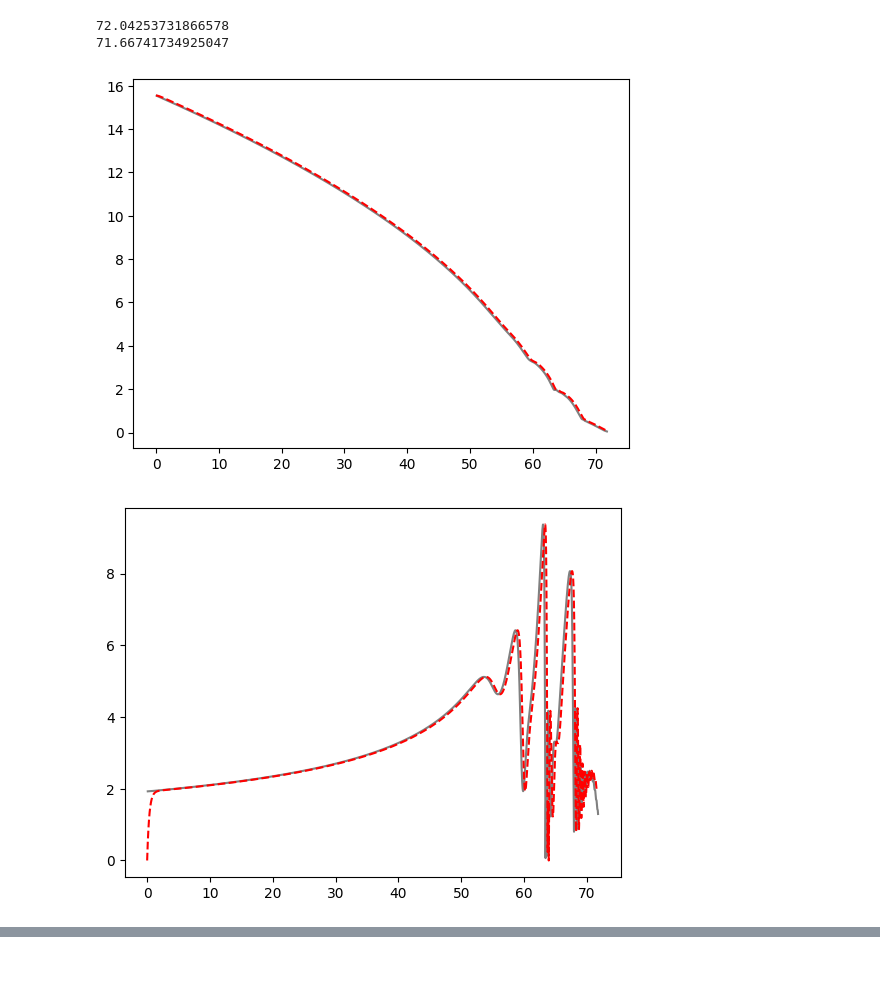
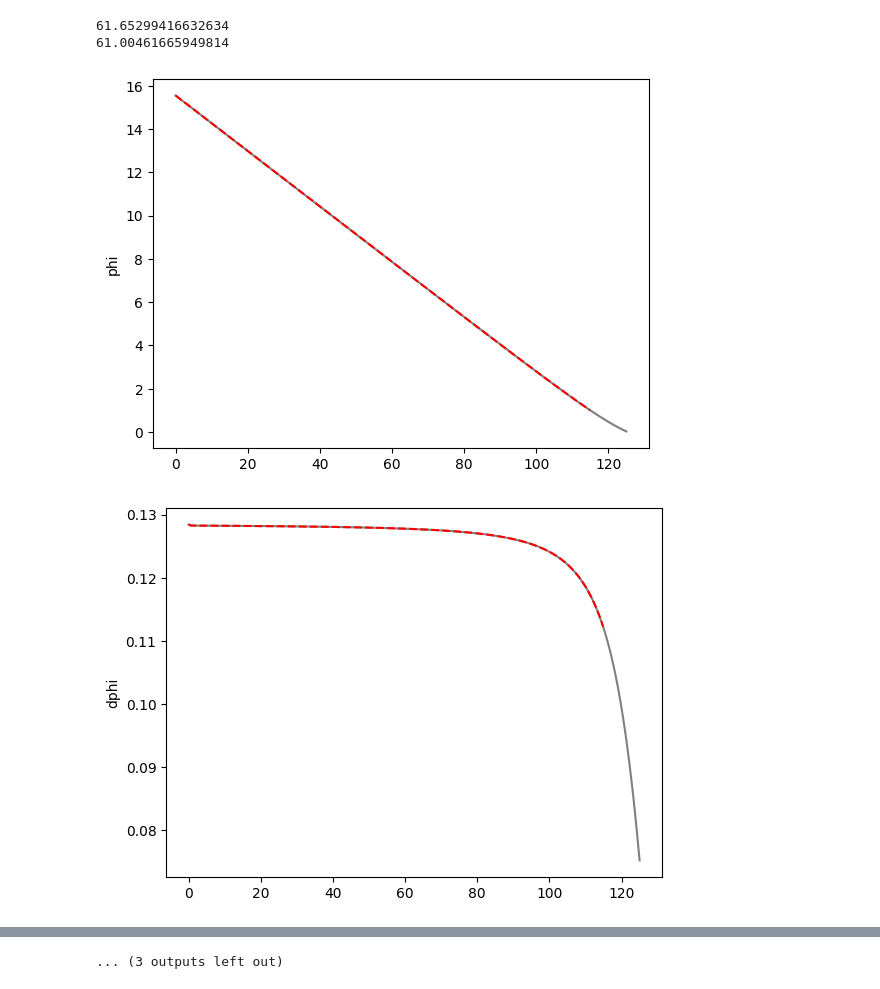
Before and after one commit to richard-von-eckardstein/GEFF, a Jupyter notebook: Testing.ipynb, the cells around one changed output, grey strips where cells are left out. Saved outputs shown, nothing was run; the diff lists cells and outputs as text; code cells hidden in the pictures.

```diff
--- a/Testing.ipynb
+++ b/Testing.ipynb
@@ -13,9 +7,9 @@ fail = {"n":[],"Nend":[], "tend":[]}
+# %%
+ntr = 100
+atol = 1e-20
+rtol = 1e-3
 # %%
-"""GEF1 = CreateGEF("Config/ClassicGEF-Test.py")
-sol = GEF1.RunGEF(ntr, reachNend=True, printstats=True, atol=atol, rtol=rtol, withevents=False)
-print(" ")"""
-for ntr in ntrs:
-    GEF1 = CreateGEF("Config/ClassicGEF-Test.py")
-    sol = GEF1.RunGEF(ntr, tend=400, reachNend=True, printstats=True, atol=atol, rtol=rtol)
+GEF1 = CreateGEF("Config/SchwingerGEF-Test.py")
+sol = GEF1.RunGEF(ntr, tend=120, reachNend=True, printstats=True, atol=atol, rtol=rtol)
 # %% [output]
 No existing GEF data found. You can specify a file to load using GEF.LoadData or solve the GEF equations using GEF.RunGEF.
@@ -56,3 +35,6 @@ AttributeError: attempts
+# %%
+GEFComp = CreateGEF("Config/SchwingerGEF+beta25+Mass+OldMagnetic.py")
+GEFComp.Unitless()
 # %%
 minval = 1
 maxval = 1
@@ -74,25 +56,33 @@ print(minval, maxval, maxval/minval)
 # %%
-keys = ["phi", "xi", "H", "dphi", "N"]
-#Nend1 = GEFComp.EndOfInflation()
-#print(Nend1)
+keys = ["phi", "dphi", "xi", "xieff", "N", "sigmaE", "sigmaB", "delta"]
+try:
+    sol.t
+    sty = "--"
+except: sty = "x"
+Nend1 = GEFComp.EndOfInflation()
+print(Nend1)
 Nend2 = GEF1.Nend
 print(Nend2)
 for key in keys:
-    #plt.plot(GEFComp.vals["N"], abs(GEFComp.vals[key]), "gray")
-    plt.plot(GEF1.vals["N"], abs(GEF1.vals[key]), "r--")
+    plt.plot(GEFComp.vals["t"], abs(GEFComp.vals[key]), "gray")
+    plt.plot(GEF1.vals["t"], abs(GEF1.vals[key]), "r"+sty)
+    plt.ylabel(key)
     #plt.vlines(Nend1, min(abs(GEFComp.vals[key])), max(abs(GEFComp.vals[key])), color="orange")
     #plt.vlines(Nend2, min(abs(GEFComp.vals[key])), max(abs(GEFComp.vals[key])), color="red", linestyle="dashed")
     plt.show()
-keys = ["E", "B", "G", "kh"]
+keys = ["E", "B", "G", "kh", "rhoChi", "H"]
 for key in keys:
-    #plt.plot(GEFComp.vals["N"], abs(GEFComp.vals[key]), "gray")
-    plt.plot(GEF1.vals["N"], abs(GEF1.vals[key]), "r--")
+    plt.plot(GEFComp.vals["t"], abs(GEFComp.vals[key]), "gray")
+    plt.plot(GEF1.vals["t"], abs(GEF1.vals[key]), "r"+sty)
+    if key in ["E", "B", "G"]:
+        plt.ylim(1e-3, 1e5)
     #plt.vlines(Nend1, min(abs(GEFComp.vals[key])), max(abs(GEFComp.vals[key])), color="orange")
     #plt.vlines(Nend2, min(abs(GEFComp.vals[key])), max(abs(GEFComp.vals[key])), color="red", linestyle="dashed")
     plt.yscale("log")
+    plt.ylabel(key)
     plt.show()
 # %% [output]
-72.04253731866578
-71.66741734925047
+61.65299416632634
+61.00461665949814
-[figure, old version]
+[figure, new version]
-[figure, old version]
+[figure, new version]
@@ -105,0 +98 @@ for key in keys:
+... (3 outputs left out)
```
Also changed, not shown: parts of 11 cells of this notebook, 4 other files.
